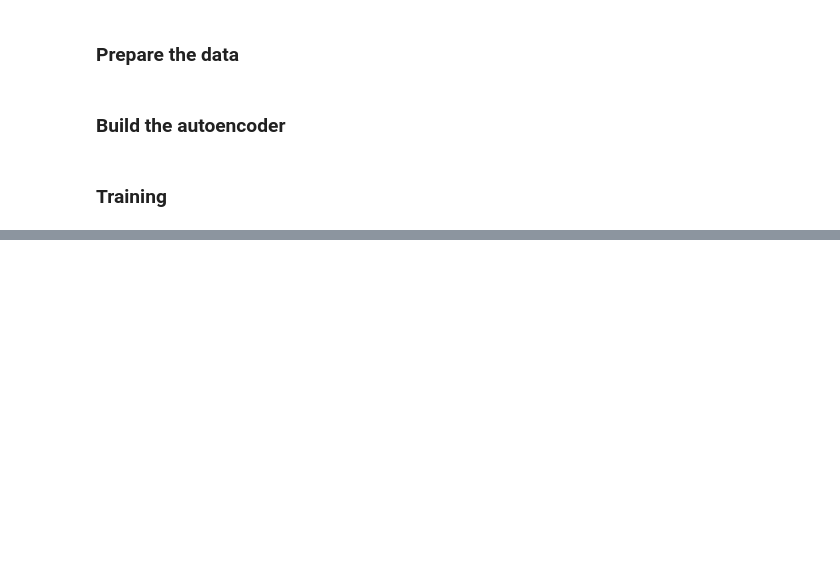
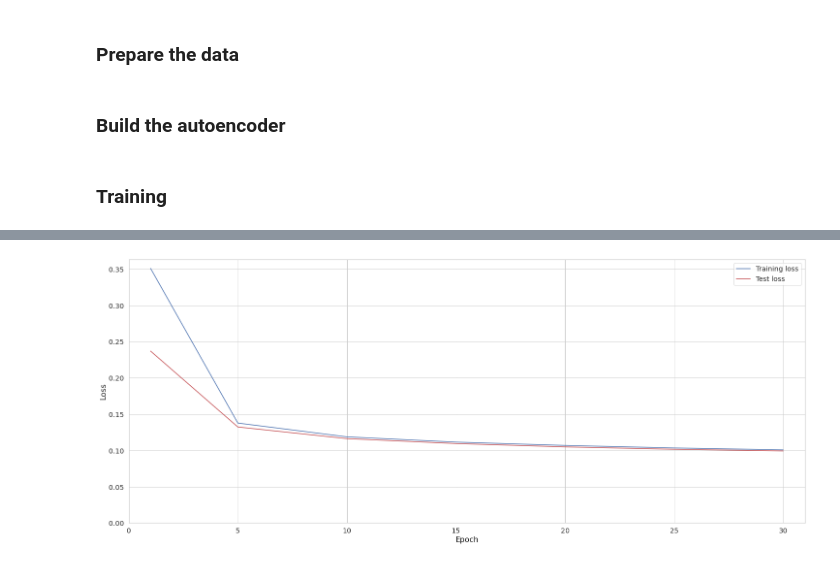
Before and after one commit to csizsek/data-science-old, a Jupyter notebook: autoencoders/01_simple_autoencoder.ipynb, the cells around one changed output, grey strips where cells are left out. Cells and saved outputs as stored; diff of their text form; code cells hidden in the pictures; blank space fills up the shorter version.

```diff
--- a/autoencoders/01_simple_autoencoder.ipynb
+++ b/autoencoders/01_simple_autoencoder.ipynb
@@ -164,0 +147,66 @@ epoch: 10/10    train loss: 0.1446
+# %%
+model_path = '01_simple_autoencoder.pth'
+try:
+    model.load_state_dict(torch.load(model_path))
+except:
+    n_epochs = 30
+    learning_rate = 1e-4
+    weight_decay = 1e-5
+
+    criterion = nn.MSELoss()
+    optimizer = torch.optim.Adam(
+        model.parameters(),
+        lr=learning_rate,
+        weight_decay=weight_decay)
+
+    training_history = {
+        'epoch': [],
+        'train_loss': [],
+        'test_loss': []}
+
+    for epoch in range(n_epochs):
+        train_loss = 0
+        for i, train_data in enumerate(train_loader, 0):
+            optimizer.zero_grad()
+            x, _ = train_data
+            x = x.view(x.size(0), -1)
+            x = torch.autograd.Variable(x).to(device)
+            y = model(x)
+            l = criterion(x, y)
+            train_loss += l.data.item()
+            l.backward()
+            optimizer.step()
+        train_loss /= i + 1
+        if epoch == 0 or (epoch + 1) % 5 == 0:
+            with torch.no_grad():
+                test_loss = 0
+                for i, test_data in enumerate(test_loader, 0):
+                    x, _ = test_data
+                    x = x.view(x.size(0), -1)
+                    x = torch.autograd.Variable(x).to(device)
+                    y = model(x)
+                    l = criterion(x, y)
+                    test_loss += l.data.item()
+                test_loss /= i + 1
+            training_history['epoch'].append(epoch + 1)
+            training_history['train_loss'].append(train_loss)
+            training_history['test_loss'].append(test_loss)
+            print(f'epoch:{epoch + 1:3d}/{n_epochs:3d}        train loss:{train_loss:10.4f}        test loss:{test_loss:10.4f}')
+    torch.save(model.state_dict(), model_path)
+
+    plt.figure(figsize=(25, 10))
+    plt.plot(training_history['epoch'],
+             training_history['train_loss'],
+             c='b',
+             label='Training loss')
+    plt.plot(training_history['epoch'],
+             training_history['test_loss'],
+             c='r',
+             label='Test loss')
+    plt.xlabel('Epoch')
+    plt.ylabel('Loss')
+    plt.xlim(0, max(training_history['epoch']) + 1)
+    plt.ylim(0, None)
+    plt.legend()
+    plt.show()
+# %% [output]
@@ -164,0 +220 @@ epoch: 10/10    train loss: 0.1446
+[figure, added]
```
Also changed, not shown: parts of 9 cells of this notebook, 1 other file.
